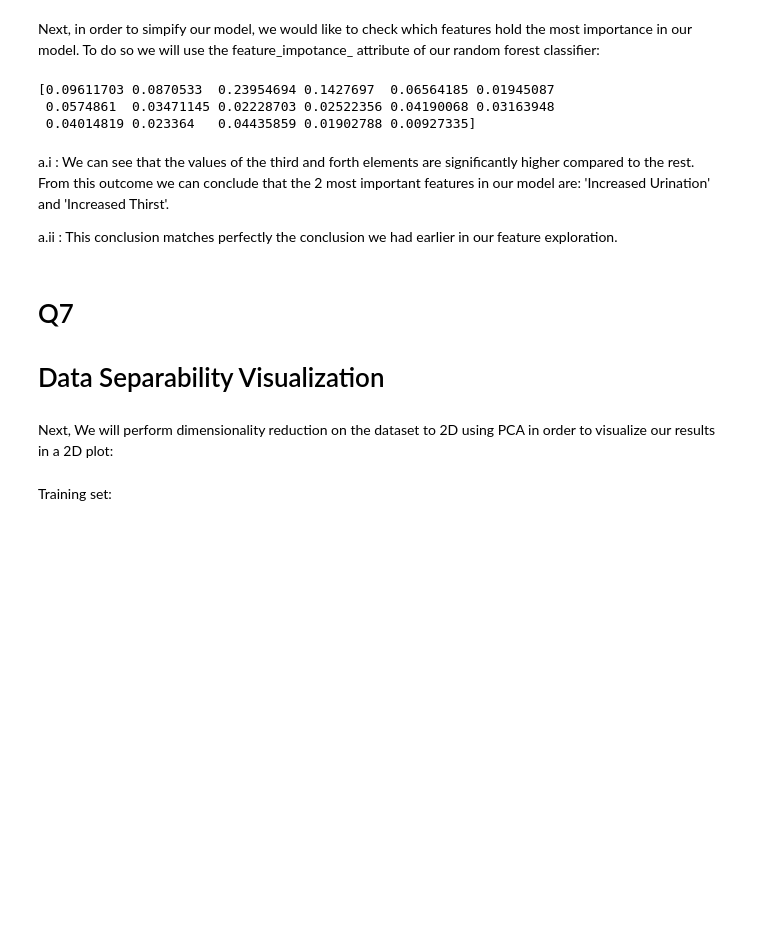
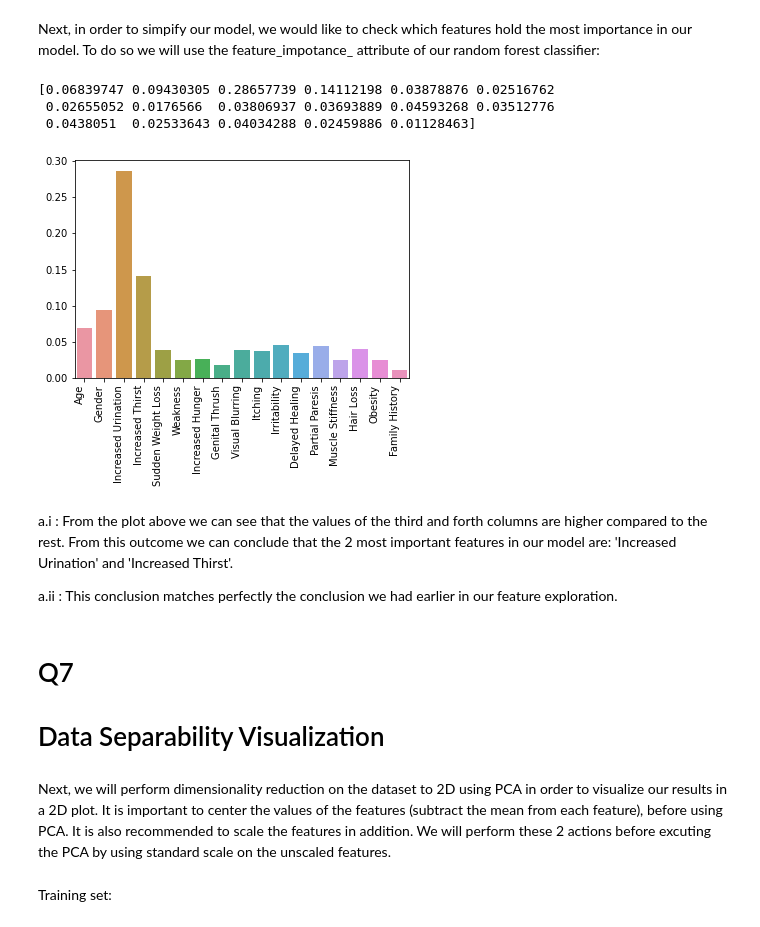
Before and after one commit to mlh-master/hw2_mlh-shir-sagi, a Jupyter notebook: HW2.ipynb, the cells around one changed output. Cells and saved outputs as stored; diff of their text form; code cells hidden in the pictures; blank space fills up the shorter version.

```diff
--- a/HW2.ipynb
+++ b/HW2.ipynb
@@ -443,21 +508,26 @@ Accuracy is: 96.30%
 # %% [markdown]
 Next, in order to simpify our model, we would like to check which features hold the most importance in our model. To do so we will use the feature_impotance_ attribute of our random forest classifier:
-# %%
-feature_importance = clf.feature_importances_
-print(feature_importance)
-# %% [output]
-[0.09611703 0.0870533  0.23954694 0.1427697  0.06564185 0.01945087
- 0.0574861  0.03471145 0.02228703 0.02522356 0.04190068 0.03163948
- 0.04014819 0.023364   0.04435859 0.01902788 0.00927335]
+# %%
+feature_importance = clf.feature_importances_
+feat_imp = sns.barplot(T1D_feats.columns, y=feature_importance)
+feat_imp.set_xticklabels(feat_imp.get_xticklabels(),
+                          rotation=90,
+                          horizontalalignment='right')
+print(feature_importance)
+# %% [output]
+[0.06839747 0.09430305 0.28657739 0.14112198 0.03878876 0.02516762
+ 0.02655052 0.0176566  0.03806937 0.03693889 0.04593268 0.03512776
+ 0.0438051  0.02533643 0.04034288 0.02459886 0.01128463]
+[figure, added]
 # %% [markdown]
-a.i : We can see that the values of the third and forth elements are significantly higher compared to the rest. From this outcome we can conclude that the 2 most important features in our model are: 'Increased Urination' and 'Increased Thirst'.
+a.i : From the plot above we can see that the values of the third and forth columns are higher compared to the rest. From this outcome we can conclude that the 2 most important features in our model are: 'Increased Urination' and 'Increased Thirst'.
 
 a.ii : This conclusion matches perfectly the conclusion we had earlier in our feature exploration.
 # %% [markdown]
 # Q7
 # Data Separability Visualization
 # %% [markdown]
-Next, We will perform dimensionality reduction on the dataset to 2D using PCA in order to visualize our results in a 2D plot:
+Next, we will perform dimensionality reduction on the dataset to 2D using PCA in order to visualize our results in a 2D plot. It is important to center the values of the features (subtract the mean from each feature), before using PCA. It is also recommended to scale the features in addition. We will perform these 2 actions before excuting the PCA by using standard scale on the unscaled features.
 # %%
 from sklearn.decomposition import PCA
 from sklearn.preprocessing import StandardScaler
```
Also changed, not shown: parts of 45 cells of this notebook, 2 other files.
